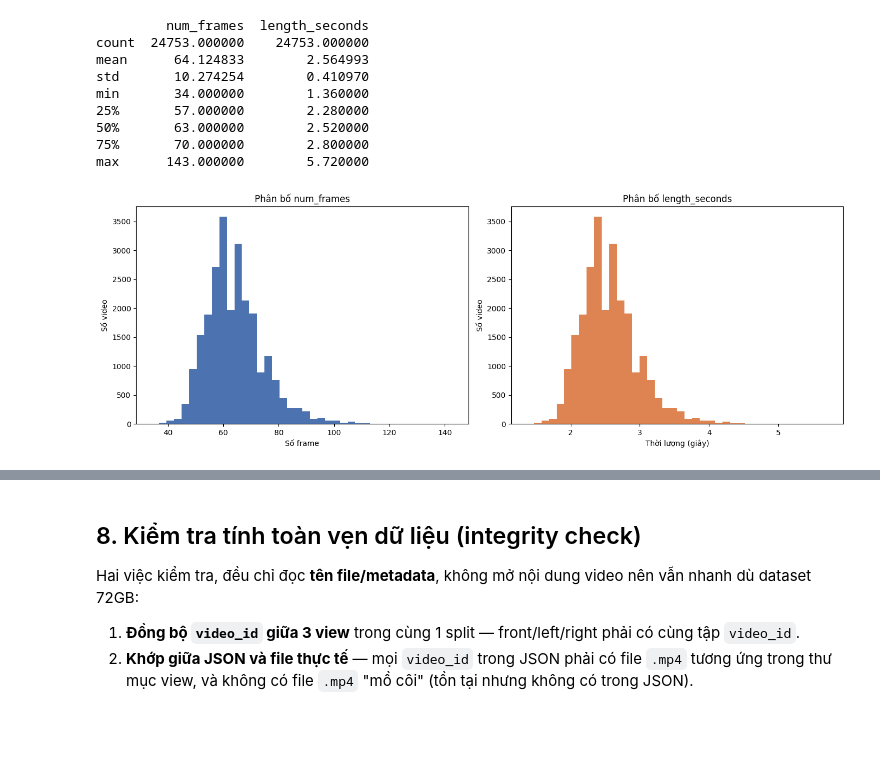
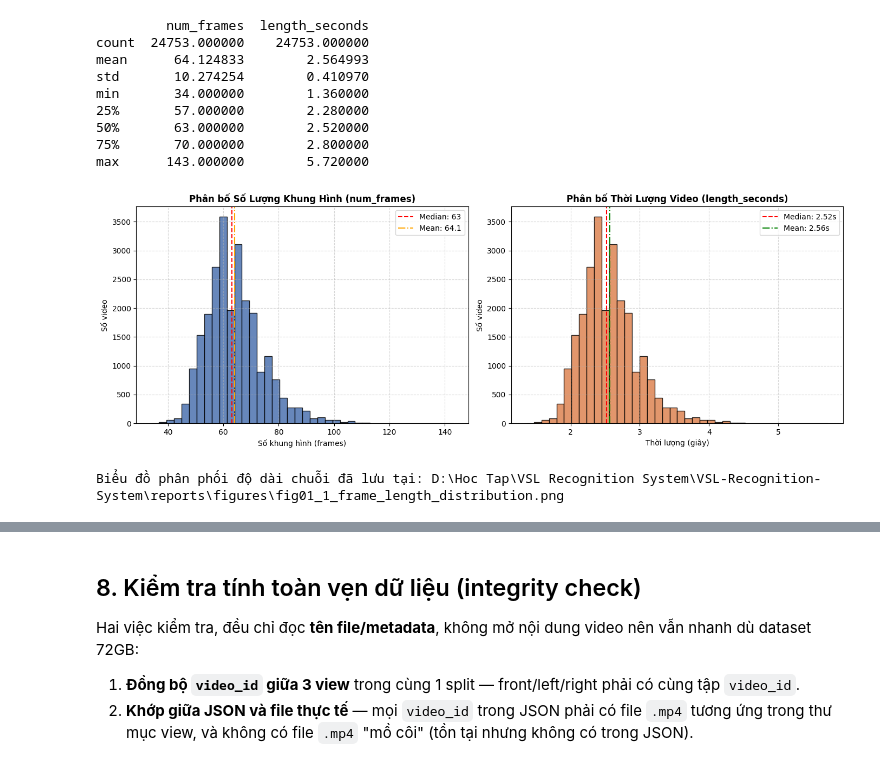
Before and after one commit to lhd0712/VSL-Recognition-System, a Jupyter notebook: src/data_processing/01_vsl400-gloss-statistics.ipynb, the cells around one changed output, grey strips where cells are left out. Saved outputs shown, nothing was run; the diff lists cells and outputs as text; code cells hidden in the pictures; blank space fills up the shorter version.

```diff
--- a/src/data_processing/01_vsl400-gloss-statistics.ipynb
+++ b/src/data_processing/01_vsl400-gloss-statistics.ipynb
@@ -39,6 +39,8 @@ Mỗi entry trong file json có dạng:
 Vì cả 3 view (front/left/right) của cùng một `video_id` mô tả **cùng một lần thực hiện gesture** (cùng signer,
 cùng gloss), chỉ cần dùng metadata của **1 view** (chọn `front_view.json`) để đếm số video/signer theo gloss, tránh đếm trùng x3.
 # %%
+import os
+import sys
 import json
 import glob
 from pathlib import Path
@@ -47,8 +49,16 @@ from collections import defaultdict
 import pandas as pd
 import matplotlib.pyplot as plt
 
+if sys.platform == "win32":
+    try:
+        sys.stdout.reconfigure(encoding="utf-8")
+        sys.stderr.reconfigure(encoding="utf-8")
+    except (AttributeError, OSError):
+        pass
+
 pd.set_option("display.max_rows", 100)
 plt.rcParams["figure.figsize"] = (12, 6)
+plt.rcParams["savefig.dpi"] = 300
 # %% [markdown]
 ## 1. Tìm tất cả các split trong dataset
 
@@ -208,9 +252,8 @@ output = {
 }
 
 # Lưu file dataset_summary.json vào thư mục reports
-output_dir = DATASET_ROOT / "reports"
-output_dir.mkdir(parents=True, exist_ok=True)
-output_path = output_dir / "dataset_summary.json"
+REPORT_DIR.mkdir(parents=True, exist_ok=True)
+output_path = REPORT_DIR / "dataset_summary.json"
 
 with open(output_path, "w", encoding="utf-8") as f:
     json.dump(output, f, ensure_ascii=False, indent=2)
@@ -290,17 +344,33 @@ max      143.000000        5.720000
 # %%
 fig, axes = plt.subplots(1, 2, figsize=(14, 5))
 
-axes[0].hist(df["num_frames"], bins=40, color="#4C72B0")
-axes[0].set_title("Phân bố num_frames")
-axes[0].set_xlabel("Số frame")
+axes[0].hist(df["num_frames"], bins=40, color="#4C72B0", edgecolor="black", alpha=0.85)
+median_frames = df["num_frames"].median()
+mean_frames = df["num_frames"].mean()
+axes[0].axvline(median_frames, color="red", linestyle="--", linewidth=1.5, label=f"Median: {median_frames:.0f}")
+axes[0].axvline(mean_frames, color="orange", linestyle="-.", linewidth=1.5, label=f"Mean: {mean_frames:.1f}")
+axes[0].set_title("Phân bố Số Lượng Khung Hình (num_frames)", fontsize=12, fontweight="bold")
+axes[0].set_xlabel("Số khung hình (frames)")
 axes[0].set_ylabel("Số video")
+axes[0].legend()
+axes[0].grid(True, linestyle="--", alpha=0.5)
 
-axes[1].hist(df["length_seconds"], bins=40, color="#DD8452")
-axes[1].set_title("Phân bố length_seconds")
+axes[1].hist(df["length_seconds"], bins=40, color="#DD8452", edgecolor="black", alpha=0.85)
+median_sec = df["length_seconds"].median()
+mean_sec = df["length_seconds"].mean()
+axes[1].axvline(median_sec, color="red", linestyle="--", linewidth=1.5, label=f"Median: {median_sec:.2f}s")
+axes[1].axvline(mean_sec, color="green", linestyle="-.", linewidth=1.5, label=f"Mean: {mean_sec:.2f}s")
+axes[1].set_title("Phân bố Thời Lượng Video (length_seconds)", fontsize=12, fontweight="bold")
 axes[1].set_xlabel("Thời lượng (giây)")
 axes[1].set_ylabel("Số video")
+axes[1].legend()
+axes[1].grid(True, linestyle="--", alpha=0.5)
 
 plt.tight_layout()
+fig_frame_path = FIGURE_DIR / "fig01_1_frame_length_distribution.png"
+plt.savefig(fig_frame_path, dpi=150, bbox_inches="tight")
 plt.show()
+print(f"Biểu đồ phân phối độ dài chuỗi đã lưu tại: {fig_frame_path}")
 # %% [output]
-[figure, old version]
+[figure, new version]
+Biểu đồ phân phối độ dài chuỗi đã lưu tại: D:\Hoc Tap\VSL Recognition System\VSL-Recognition-System\reports\figures\fig01_1_frame_length_distribution.png
```
Also changed, not shown: parts of 7 cells of this notebook, 4 other files.
